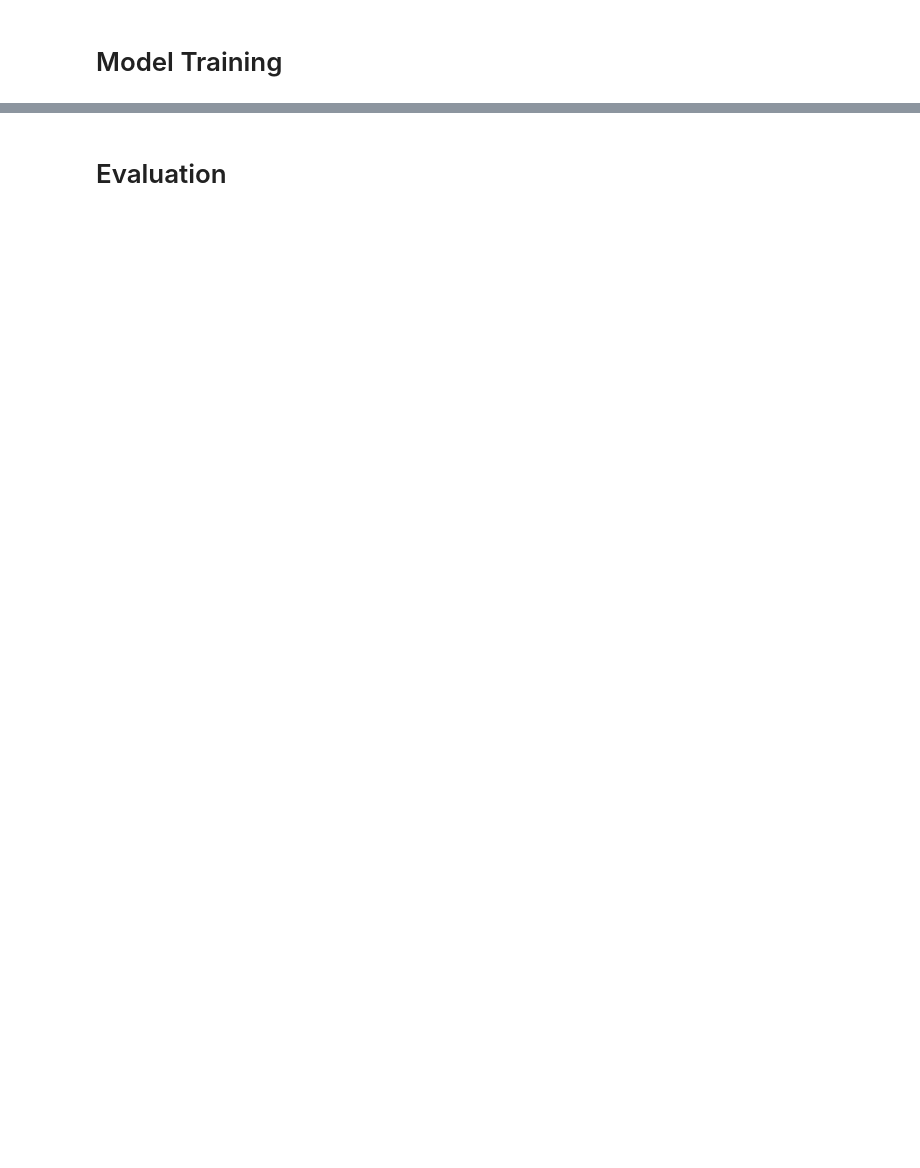
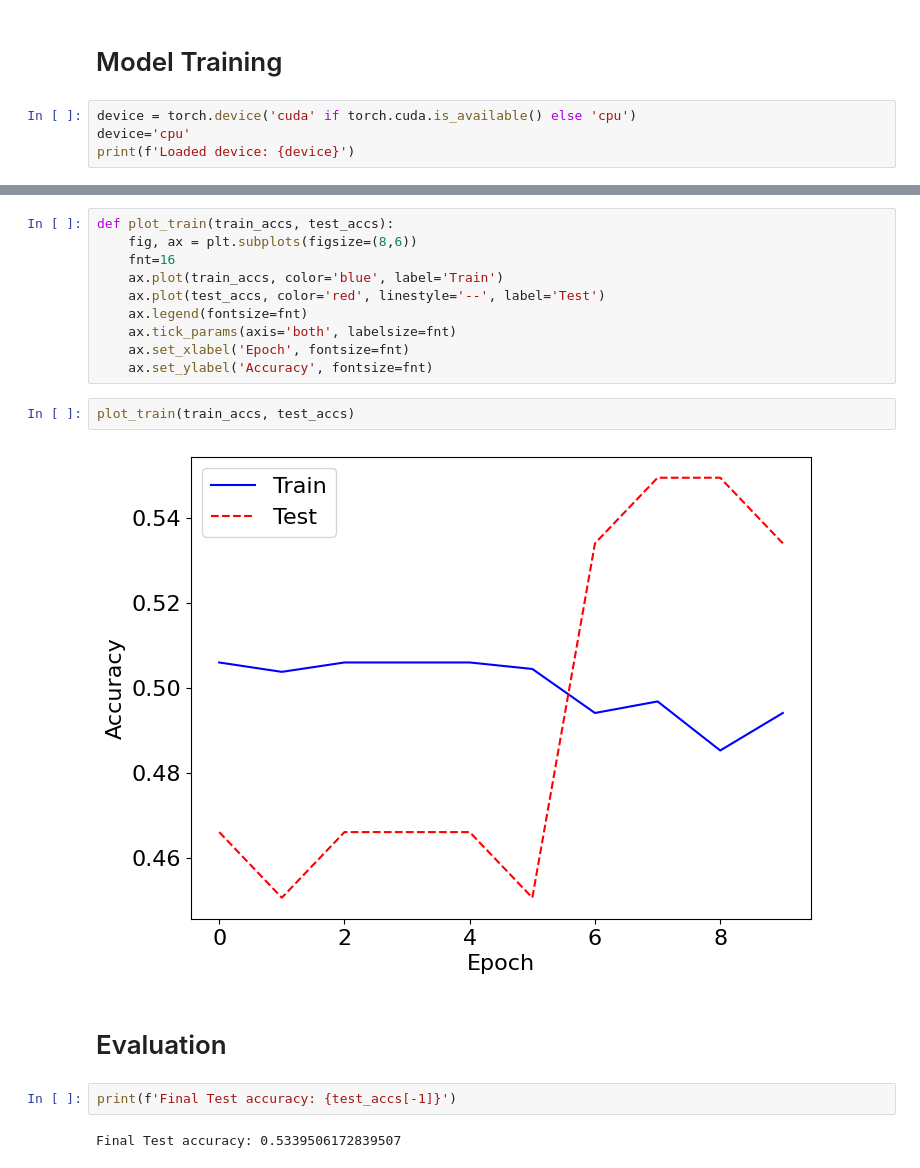
Before and after one commit to sambhav97/tue-deeplearning, a Jupyter notebook: assignments/assignment_2/Skeleton assignment 2 2AMM10 22-23.ipynb, the cells around one changed output, grey strips where cells are left out. Saved outputs shown, nothing was run; the diff lists cells and outputs as text; blank space fills up the shorter version.

```diff
--- a/assignments/assignment_2/Skeleton assignment 2 2AMM10 22-23.ipynb
+++ b/assignments/assignment_2/Skeleton assignment 2 2AMM10 22-23.ipynb
@@ -215,2 +279,6 @@ Number of data samples in /Users/sambhavjain/Library/Mobile Documents/com~apple~
 # %% [markdown]
 # Model Training
+# %%
+device = torch.device('cuda' if torch.cuda.is_available() else 'cpu')
+device='cpu'
+print(f'Loaded device: {device}')
@@ -217,2 +346,20 @@ Number of data samples in /Users/sambhavjain/Library/Mobile Documents/com~apple~
+# %%
+def plot_train(train_accs, test_accs):
+    fig, ax = plt.subplots(figsize=(8,6))
+    fnt=16
+    ax.plot(train_accs, color='blue', label='Train')
+    ax.plot(test_accs, color='red', linestyle='--', label='Test')
+    ax.legend(fontsize=fnt)
+    ax.tick_params(axis='both', labelsize=fnt)
+    ax.set_xlabel('Epoch', fontsize=fnt)
+    ax.set_ylabel('Accuracy', fontsize=fnt)
+# %%
+plot_train(train_accs, test_accs)
+# %% [output]
+[figure, added]
 # %% [markdown]
 # Evaluation
+# %%
+print(f'Final Test accuracy: {test_accs[-1]}')
+# %% [output]
+Final Test accuracy: 0.5339506172839507
```
Also changed, not shown: parts of 3 cells of this notebook.
